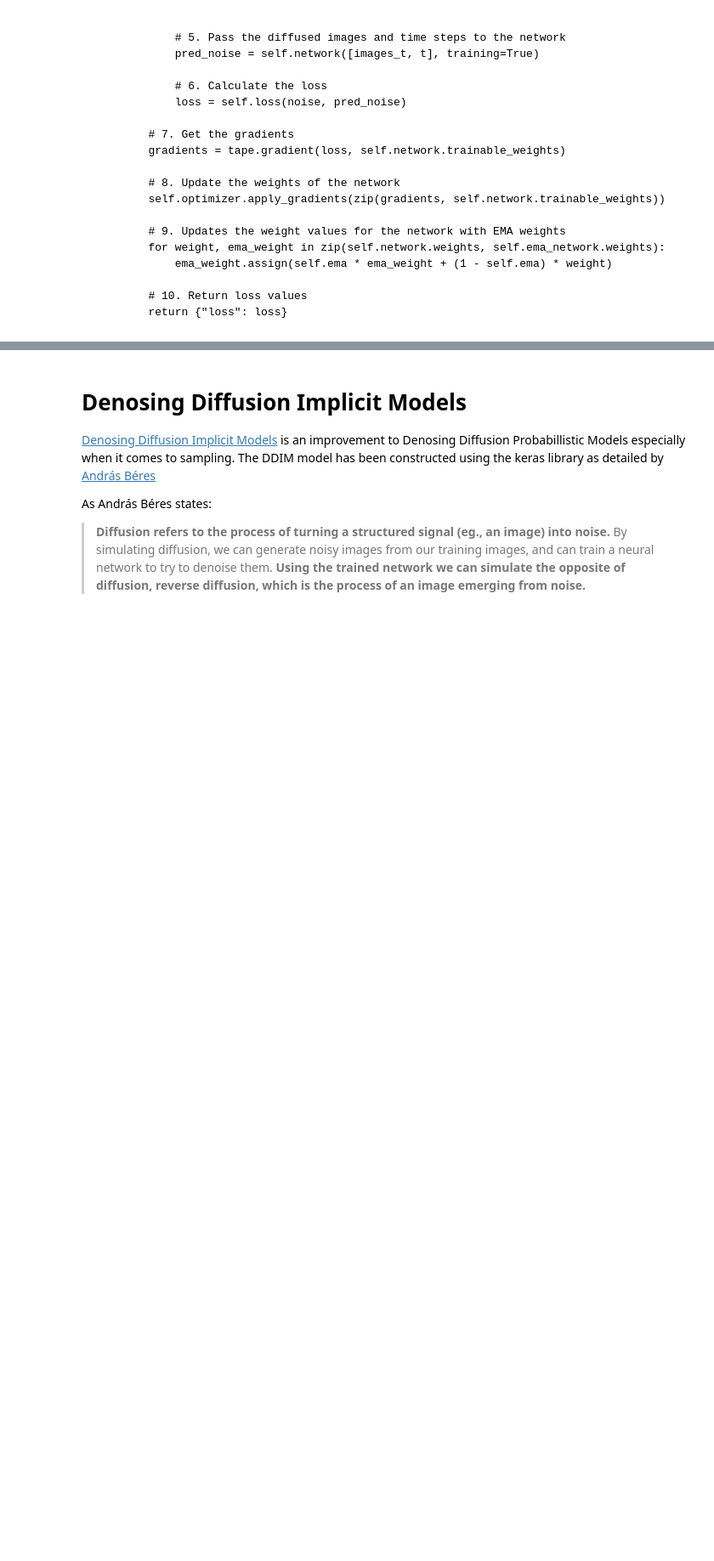
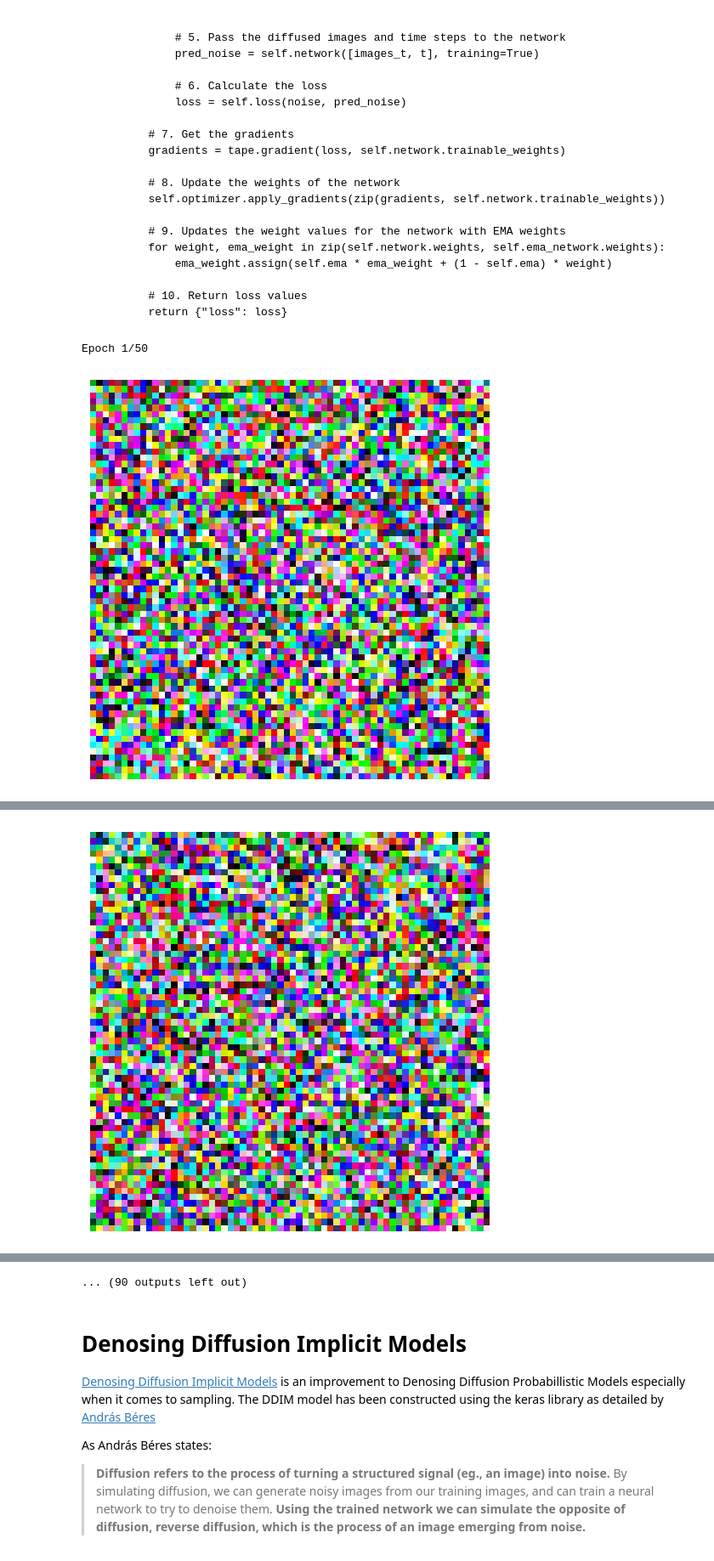
Before and after one commit to AdamClarkStandke/GenerativeDeepLearning, a Jupyter notebook: GenerativeDeepLearning.ipynb, the cells around one changed output, grey strips where cells are left out. Shown at 85% size. Cells and saved outputs as stored; diff of their text form; code cells hidden in the pictures; blank space fills up the shorter version.

```diff
--- a/GenerativeDeepLearning.ipynb
+++ b/GenerativeDeepLearning.ipynb
@@ -50,11 +50,11 @@ widths = [first_conv_channels * mult for mult in channel_multiplier]
 has_attention = [False, False, True, True]
 num_res_blocks = 2  # Number of residual blocks
 
-dataset_name = "oxford_flowers102"
+dataset_name = "oxford_iiit_pet"
 splits = ["train"]
 
 # Load the dataset
-(ds,) = tfds.load(dataset_name, split=splits, with_info=False, shuffle_files=True)
+(ds,) =  tfds.load(dataset_name, split=splits, with_info=False, shuffle_files=True)
 
 
 def augment(img):
@@ -111,3 +126,5 @@ train_ds = (
+# %%
+num_epochs = 50
 # %% [markdown]
 ### 1.   $L_{T}$ and $L_{t-1}$ terms of Equation 5
 
@@ -901,7 +918,7 @@ class DiffusionModel(keras.Model):
         return samples
 
     def plot_images(
-        self, epoch=None, logs=None, num_rows=2, num_cols=8, figsize=(12, 5)
+        self, epoch=None, logs=None, num_rows=1, num_cols=1, figsize=(12, 5)
     ):
         """Utility to plot images using the diffusion model during training."""
         generated_samples = self.generate_images(num_images=num_rows * num_cols)
@@ -914,11 +931,60 @@ class DiffusionModel(keras.Model):
         _, ax = plt.subplots(num_rows, num_cols, figsize=figsize)
         for i, image in enumerate(generated_samples):
             if num_rows == 1:
-                ax[i].imshow(image)
-                ax[i].axis("off")
+                ax.imshow(image)
+                ax.axis("off")
             else:
                 ax[i // num_cols, i % num_cols].imshow(image)
                 ax[i // num_cols, i % num_cols].axis("off")
 
         plt.tight_layout()
         plt.show()
+# %%
+# Build the unet model
+network = build_model(
+    img_size=img_size,
+    img_channels=img_channels,
+    widths=widths,
+    has_attention=has_attention,
+    num_res_blocks=num_res_blocks,
+    norm_groups=norm_groups,
+    activation_fn=keras.activations.swish,
+)
+ema_network = build_model(
+    img_size=img_size,
+    img_channels=img_channels,
+    widths=widths,
+    has_attention=has_attention,
+    num_res_blocks=num_res_blocks,
+    norm_groups=norm_groups,
+    activation_fn=keras.activations.swish,
+)
+ema_network.set_weights(network.get_weights())  # Initially the weights are the same
+
+# Get an instance of the Gaussian Diffusion utilities
+gdf_util = GaussianDiffusion(timesteps=total_timesteps)
+
+# Get the model
+model = DiffusionModel(
+    network=network,
+    ema_network=ema_network,
+    gdf_util=gdf_util,
+    timesteps=total_timesteps,
+)
+
+# Compile the model
+model.compile(
+    loss=keras.losses.MeanSquaredError(),
+    optimizer=keras.optimizers.Adam(learning_rate=learning_rate),
+)
+
+# Train the model
+model.fit(
+    train_ds,
+    epochs=num_epochs,
+    batch_size=batch_size,
+    callbacks=[keras.callbacks.LambdaCallback(on_epoch_end=model.plot_images)],
+)
+# %% [output]
+Epoch 1/50
+[figure, added]
@@ -924,0 +993 @@ class DiffusionModel(keras.Model):
+[figure, added]
@@ -925,3 +1006,4 @@ class DiffusionModel(keras.Model):
+... (90 outputs left out)
 # %% [markdown]
 # Denosing Diffusion Implicit Models
 
```
Also changed, not shown: parts of 5 cells of this notebook.
